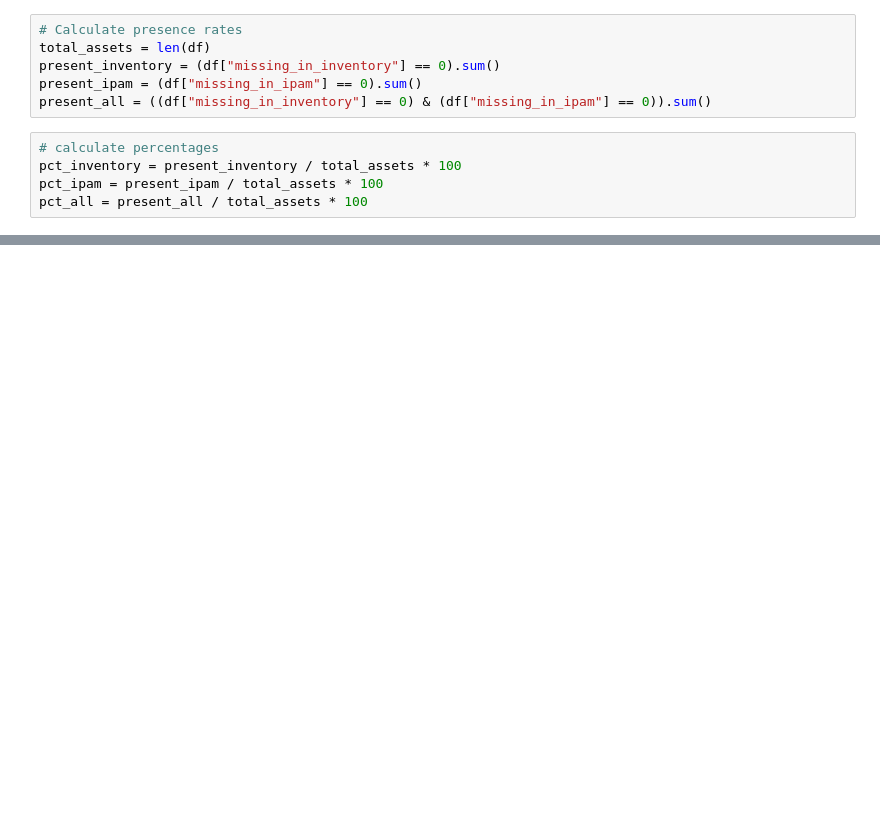
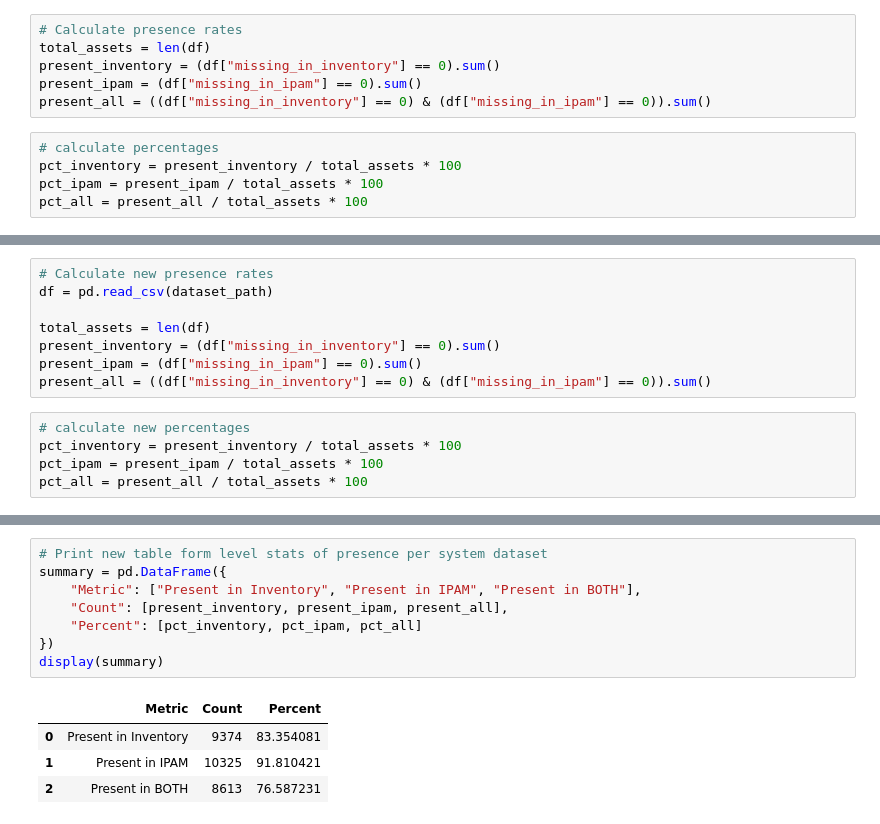
Before and after one commit to Baelfur/lightspeed, a Jupyter notebook: analysis.ipynb, the cells around one changed output, grey strips where cells are left out. Saved outputs shown, nothing was run; the diff lists cells and outputs as text; blank space fills up the shorter version.

```diff
--- a/analysis.ipynb
+++ b/analysis.ipynb
@@ -84,0 +208,13 @@ else:
+# %%
+# Calculate new presence rates
+df = pd.read_csv(dataset_path)
+
+total_assets = len(df)
+present_inventory = (df["missing_in_inventory"] == 0).sum()
+present_ipam = (df["missing_in_ipam"] == 0).sum()
+present_all = ((df["missing_in_inventory"] == 0) & (df["missing_in_ipam"] == 0)).sum()
+# %%
+# calculate new percentages
+pct_inventory = present_inventory / total_assets * 100
+pct_ipam = present_ipam / total_assets * 100
+pct_all = present_all / total_assets * 100
@@ -84,0 +232,13 @@ else:
+# %%
+# Print new table form level stats of presence per system dataset
+summary = pd.DataFrame({
+    "Metric": ["Present in Inventory", "Present in IPAM", "Present in BOTH"],
+    "Count": [present_inventory, present_ipam, present_all],
+    "Percent": [pct_inventory, pct_ipam, pct_all]
+})
+display(summary)
+# %% [output]
+|  | Metric | Count | Percent |
+| 0 | Present in Inventory | 9374 | 83.354081 |
+| 1 | Present in IPAM | 10325 | 91.810421 |
+| 2 | Present in BOTH | 8613 | 76.587231 |
```
Also changed, not shown: parts of 13 cells of this notebook, 3 other files.
